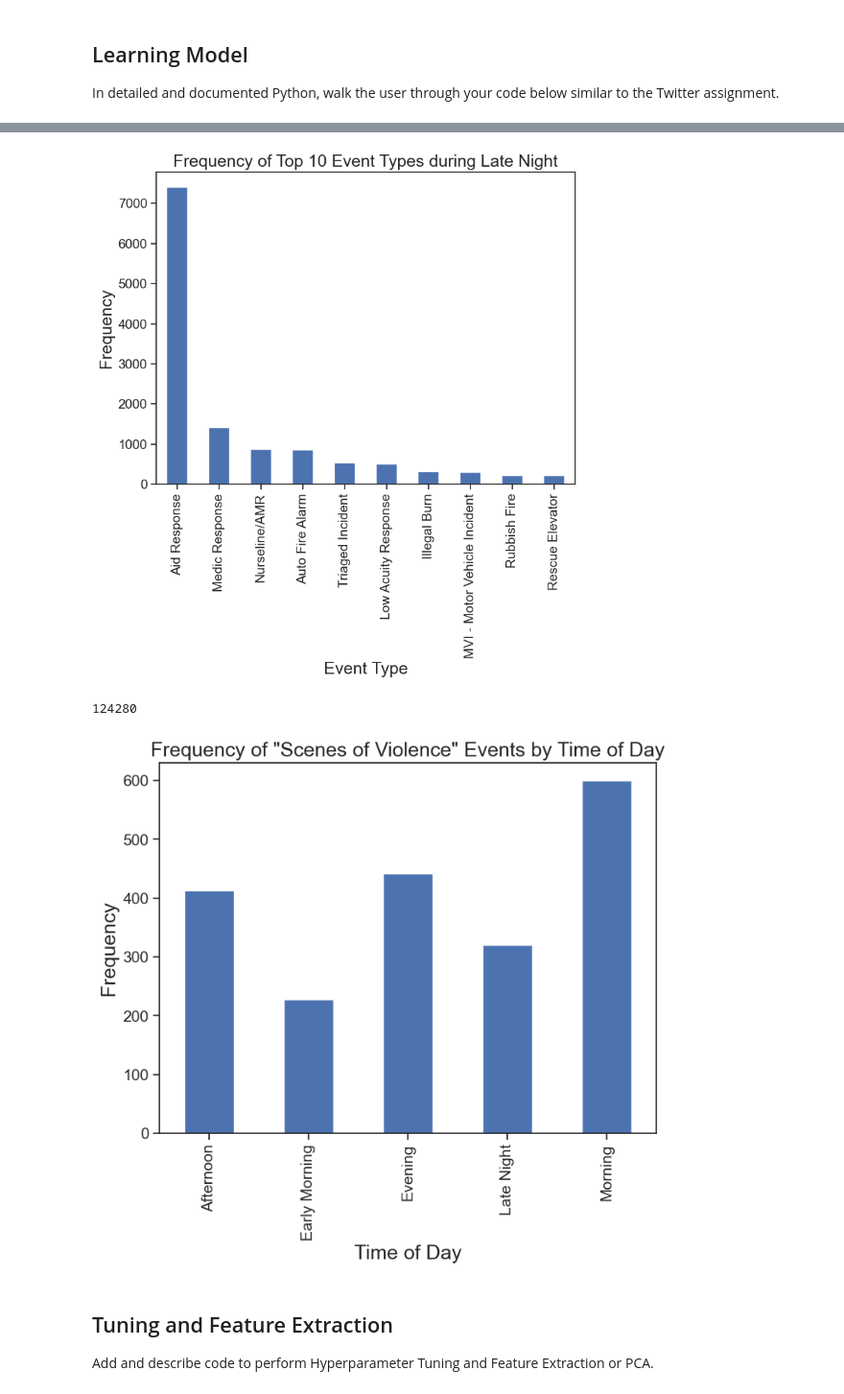
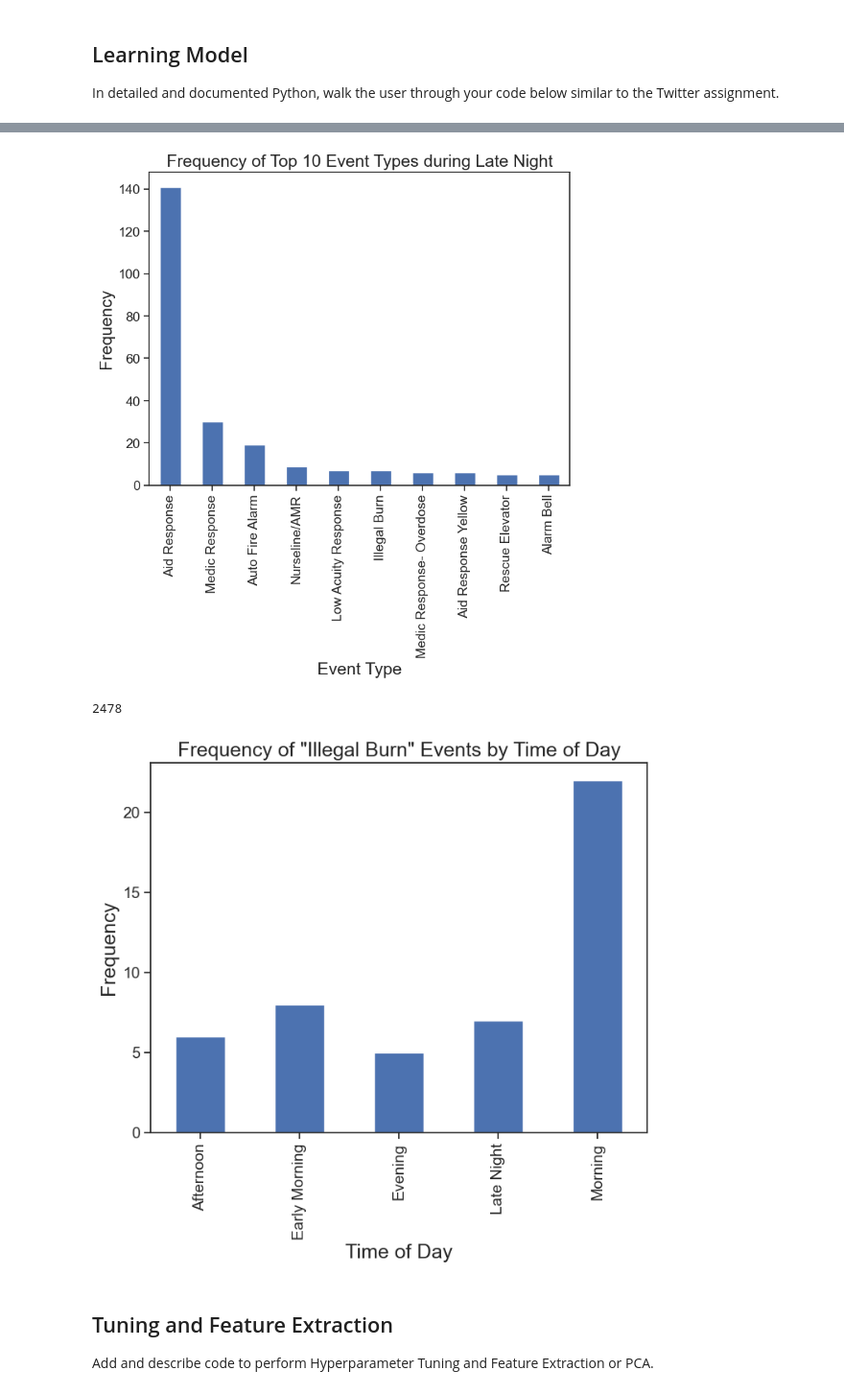
Before and after one commit to trcream/MachineLearningSeattleCrimeData, a Jupyter notebook: CS5100_Final_Project.ipynb, the cells around one changed output, grey strips where cells are left out. Shown at 96% size. Drawn from its saved outputs; the diff is of its cells as text; code cells hidden in the pictures.

Commit message:
First part of ml model working

```diff
--- a/CS5100_Final_Project.ipynb
+++ b/CS5100_Final_Project.ipynb
@@ -67,7 +67,12 @@ def load_data(path, parsefn):
     with open(path) as file:
         return [parsefn(line) for line in file]
 
-police_call_data = load_data('Seattle_Real_Time_Fire_911_CallsCleaned.csv', parse_csv)
+# police_call_data = load_data('Seattle_Real_Time_Fire_911_CallsCleaned.csv', parse_csv)
+
+# police_call_data = load_data('2023_Seattle_Real_Time_Fire_911_Calls.csv', parse_csv)
+police_call_data = load_data('April_2023_Seattle_Real_Time_Fire_911_Calls copy.csv', parse_csv)
+
+
 
 headings, data = police_call_data[0], police_call_data[1:]
 # Data before we clean it
@@ -98,6 +103,8 @@ datetime_format = '%m/%d/%y %H:%M'
 
 # Encode the timestamps by morning, afternoon evening
 headings.append("Time of the Day")
+headings.append("Time of the Day Numeric")
+
 time_ranges = [(4,10), (11,16), (17,20), (21,23), (0,3)]
 labels = ['Morning', 'Afternoon', 'Evening', 'Late Night', 'Early Morning']
 # time_of_day_map = {'Early Morning': 0, 'Morning': 1, 'Afternoon': 2, 'Evening': 3, 'Late Night': 4}
@@ -127,6 +134,8 @@ for row in data:
         # Making sure the value is in the correct range
         if tr[0] <= hour <= tr[1]:
             row.append(labels[i])
+            # Also append the numeric value for our machine learning model later
+            row.append(int(i))
             break
 
     # Getting the day of the week for this line of data
@@ -281,29 +290,29 @@ plt.tick_params(labelsize=14)
 
 plt.show()
 # %% [output]
-[figure, old version]
+[figure, new version]
 # %%
 df = pd.DataFrame(data, columns=headings)
 print(len(df))
 
 # Filter data by the event type Illegal Burn
 df_violence = df[df['Type'] == 'Illegal Burn']
 
 # Use panda dataframe to group by Time of the and the count, similiar to a pivot table tin Excel
 time_of_day_counts = df_violence.groupby('Time of the Day')['Time of the Day'].count()
 
 time_of_day_counts.plot(kind='bar', figsize=(8,6))
 
 plt.xlabel('Time of Day')
 plt.ylabel('Frequency')
-plt.title('Frequency of "Scenes of Violence" Events by Time of Day', fontsize=18)
+plt.title('Frequency of "Illegal Burn" Events by Time of Day', fontsize=18)
 plt.tick_params(labelsize=14)
 
 # Show the plot
 plt.show()
 # %% [output]
-124280
+2478
-[figure, old version]
+[figure, new version]
 # %% [markdown]
 ## Tuning and Feature Extraction
 
```
Also changed, not shown: parts of 8 cells of this notebook.
